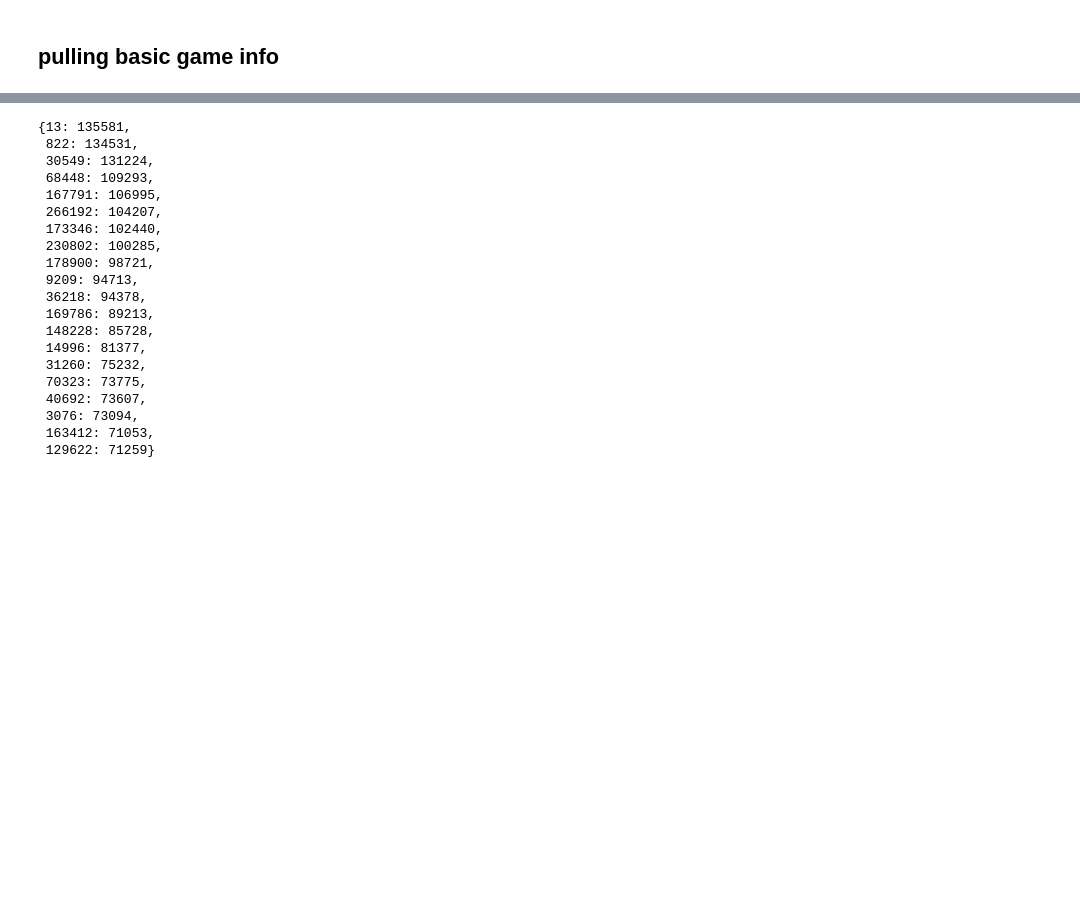
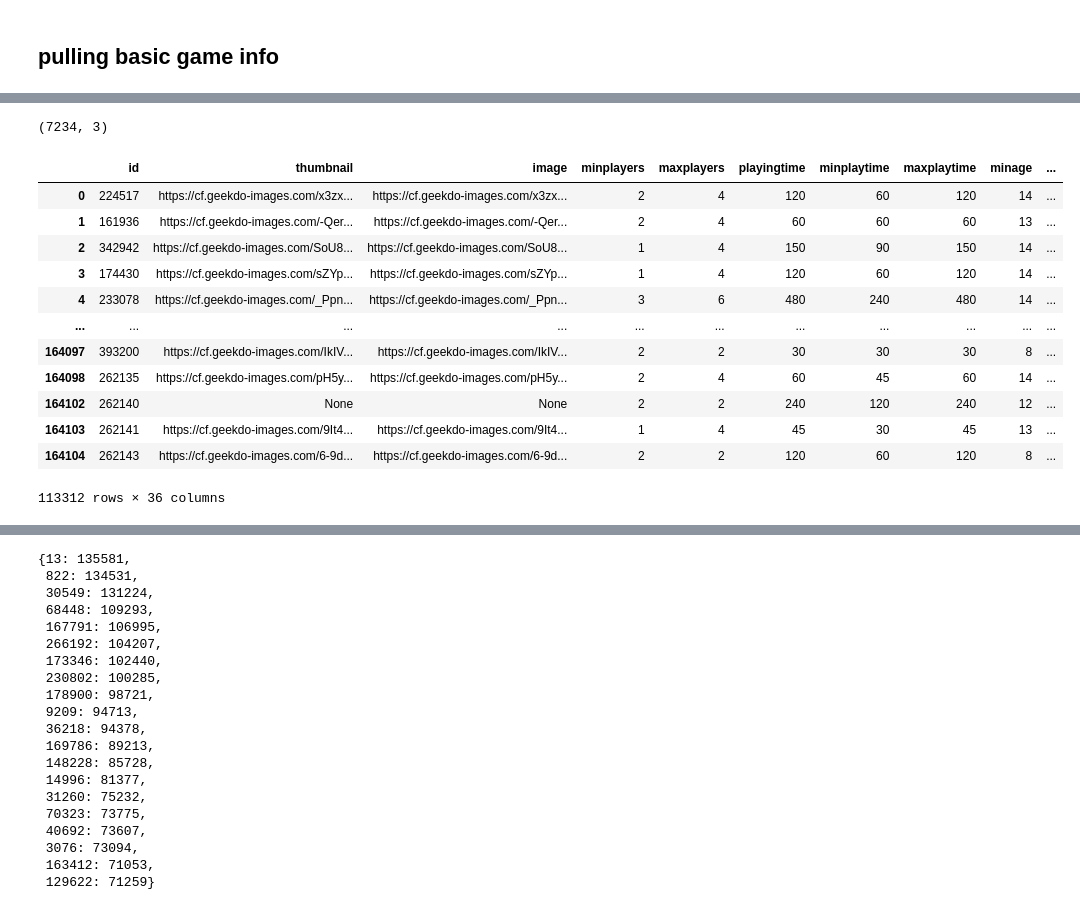
Before and after one commit to MichoelSnow/pax_tt_recommender, a Jupyter notebook: crawler/notebooks/crawler_testing.ipynb, the cells around one changed output, grey strips where cells are left out. Saved outputs shown, nothing was run; the diff lists cells and outputs as text; code cells hidden in the pictures; blank space fills up the shorter version.

```diff
--- a/crawler/notebooks/crawler_testing.ipynb
+++ b/crawler/notebooks/crawler_testing.ipynb
@@ -629,0 +868,20 @@ df_parq.iloc[0]["versions"]
+# %%
+df_sugg_players.loc[df_sugg_players["total_votes"]>10].shape
+# %% [output]
+(7234, 3)
+# %%
+df_full.loc[~(df_full["suggested_numplayers"]=={})]
+# %% [output]
+|  | id | thumbnail | image | minplayers | maxplayers | playingtime | minplaytime | maxplaytime | minage | ... |
+| 0 | 224517 | https://cf.geekdo-images.com/x3zx... | https://cf.geekdo-images.com/x3zx... | 2 | 4 | 120 | 60 | 120 | 14 | ... |
+| 1 | 161936 | https://cf.geekdo-images.com/-Qer... | https://cf.geekdo-images.com/-Qer... | 2 | 4 | 60 | 60 | 60 | 13 | ... |
+| 2 | 342942 | https://cf.geekdo-images.com/SoU8... | https://cf.geekdo-images.com/SoU8... | 1 | 4 | 150 | 90 | 150 | 14 | ... |
+| 3 | 174430 | https://cf.geekdo-images.com/sZYp... | https://cf.geekdo-images.com/sZYp... | 1 | 4 | 120 | 60 | 120 | 14 | ... |
+| 4 | 233078 | https://cf.geekdo-images.com/_Ppn... | https://cf.geekdo-images.com/_Ppn... | 3 | 6 | 480 | 240 | 480 | 14 | ... |
+| ... | ... | ... | ... | ... | ... | ... | ... | ... | ... | ... |
+| 164097 | 393200 | https://cf.geekdo-images.com/IkIV... | https://cf.geekdo-images.com/IkIV... | 2 | 2 | 30 | 30 | 30 | 8 | ... |
+| 164098 | 262135 | https://cf.geekdo-images.com/pH5y... | https://cf.geekdo-images.com/pH5y... | 2 | 4 | 60 | 45 | 60 | 14 | ... |
+| 164102 | 262140 | None | None | 2 | 2 | 240 | 120 | 240 | 12 | ... |
+| 164103 | 262141 | https://cf.geekdo-images.com/9It4... | https://cf.geekdo-images.com/9It4... | 1 | 4 | 45 | 30 | 45 | 13 | ... |
+| 164104 | 262143 | https://cf.geekdo-images.com/6-9d... | https://cf.geekdo-images.com/6-9d... | 2 | 2 | 120 | 60 | 120 | 8 | ... |
+113312 rows × 36 columns
```
Also changed, not shown: parts of 56 cells of this notebook.
